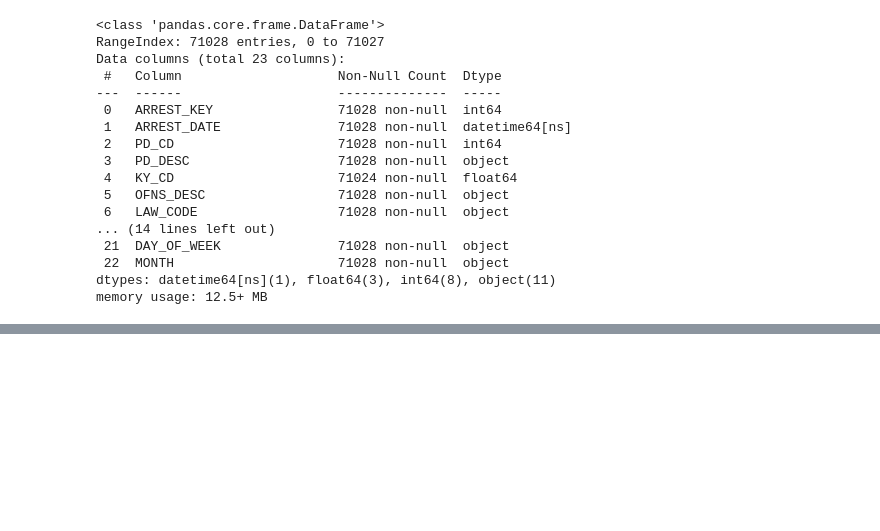
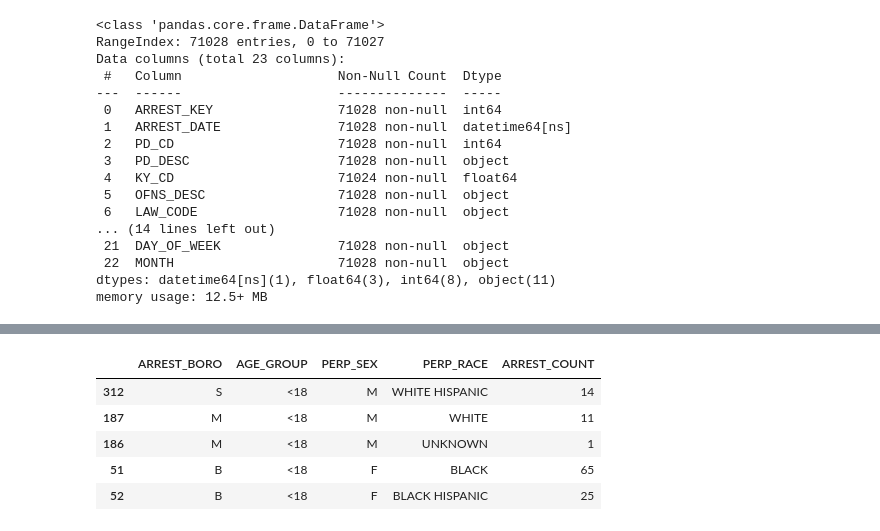
Before and after one commit to drod75/nyc-arrests-analysis, a Jupyter notebook: notebooks/highLevel.ipynb, the cells around one changed output, grey strips where cells are left out. Cells and saved outputs as stored; diff of their text form; code cells hidden in the pictures; blank space fills up the shorter version.

```diff
--- a/notebooks/highLevel.ipynb
+++ b/notebooks/highLevel.ipynb
@@ -129,0 +61,12 @@ df_crime_detailed.head()
+# %%
+desired_order = ['<18', '18-24', '25-44', '45-64', '65+']
+df_demographics['AGE_GROUP'] = pd.Categorical(df_demographics['AGE_GROUP'], categories=desired_order, ordered=True)
+df_demographics = df_demographics.sort_values(by='AGE_GROUP')
+df_demographics.head()
+# %% [output]
+|  | ARREST_BORO | AGE_GROUP | PERP_SEX | PERP_RACE | ARREST_COUNT |
+| 312 | S | <18 | M | WHITE HISPANIC | 14 |
+| 187 | M | <18 | M | WHITE | 11 |
+| 186 | M | <18 | M | UNKNOWN | 1 |
+| 51 | B | <18 | F | BLACK | 65 |
+| 52 | B | <18 | F | BLACK HISPANIC | 25 |
```
Also changed, not shown: parts of 10 cells of this notebook, 1 other file.
